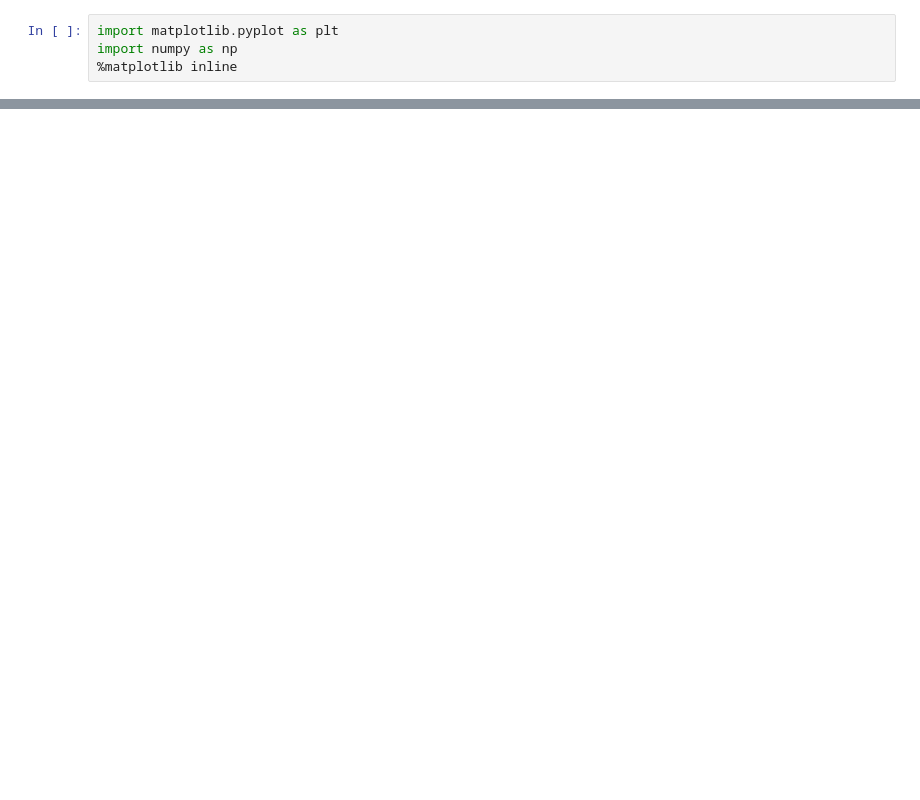
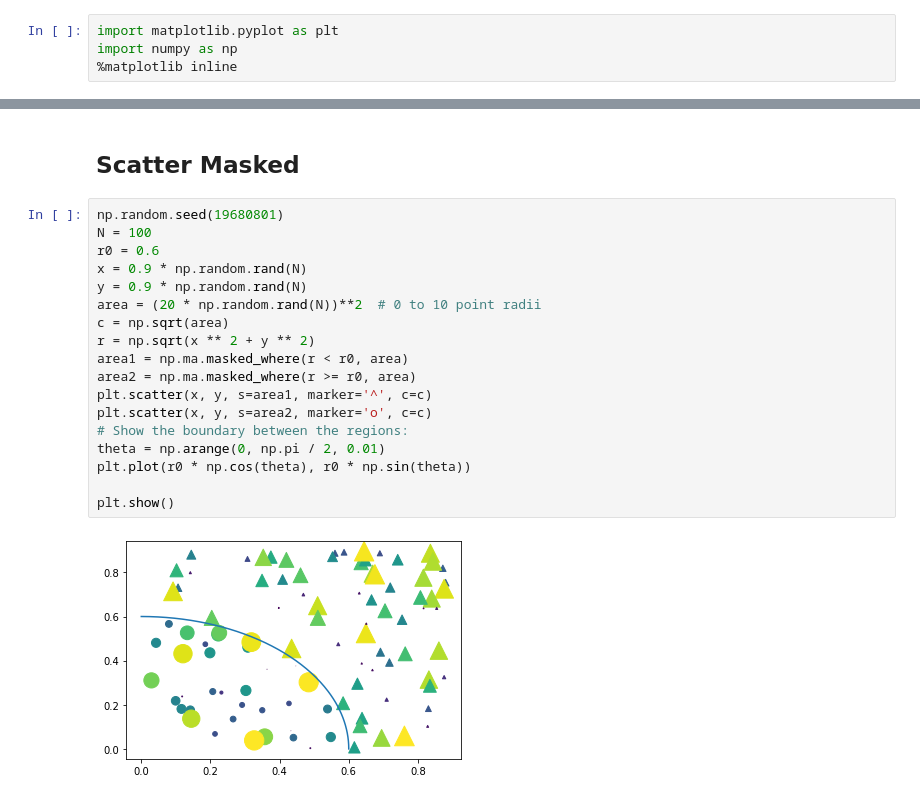
Before and after one commit to Eddie02582/Python, a Jupyter notebook: matplotlib/scatter.ipynb, the cells around one changed output, grey strips where cells are left out. Saved outputs shown, nothing was run; the diff lists cells and outputs as text; blank space fills up the shorter version.

```diff
--- a/matplotlib/scatter.ipynb
+++ b/matplotlib/scatter.ipynb
@@ -43,0 +56,22 @@ plt.show()
+# %% [markdown]
+## Scatter Masked
+# %%
+np.random.seed(19680801)
+N = 100
+r0 = 0.6
+x = 0.9 * np.random.rand(N)
+y = 0.9 * np.random.rand(N)
+area = (20 * np.random.rand(N))**2  # 0 to 10 point radii
+c = np.sqrt(area)
+r = np.sqrt(x ** 2 + y ** 2)
+area1 = np.ma.masked_where(r < r0, area)
+area2 = np.ma.masked_where(r >= r0, area)
+plt.scatter(x, y, s=area1, marker='^', c=c)
+plt.scatter(x, y, s=area2, marker='o', c=c)
+# Show the boundary between the regions:
+theta = np.arange(0, np.pi / 2, 0.01)
+plt.plot(r0 * np.cos(theta), r0 * np.sin(theta))
+
+plt.show()
+# %% [output]
+[figure, added]
```
Also changed, not shown: parts of 12 cells of this notebook, 1 other file.
